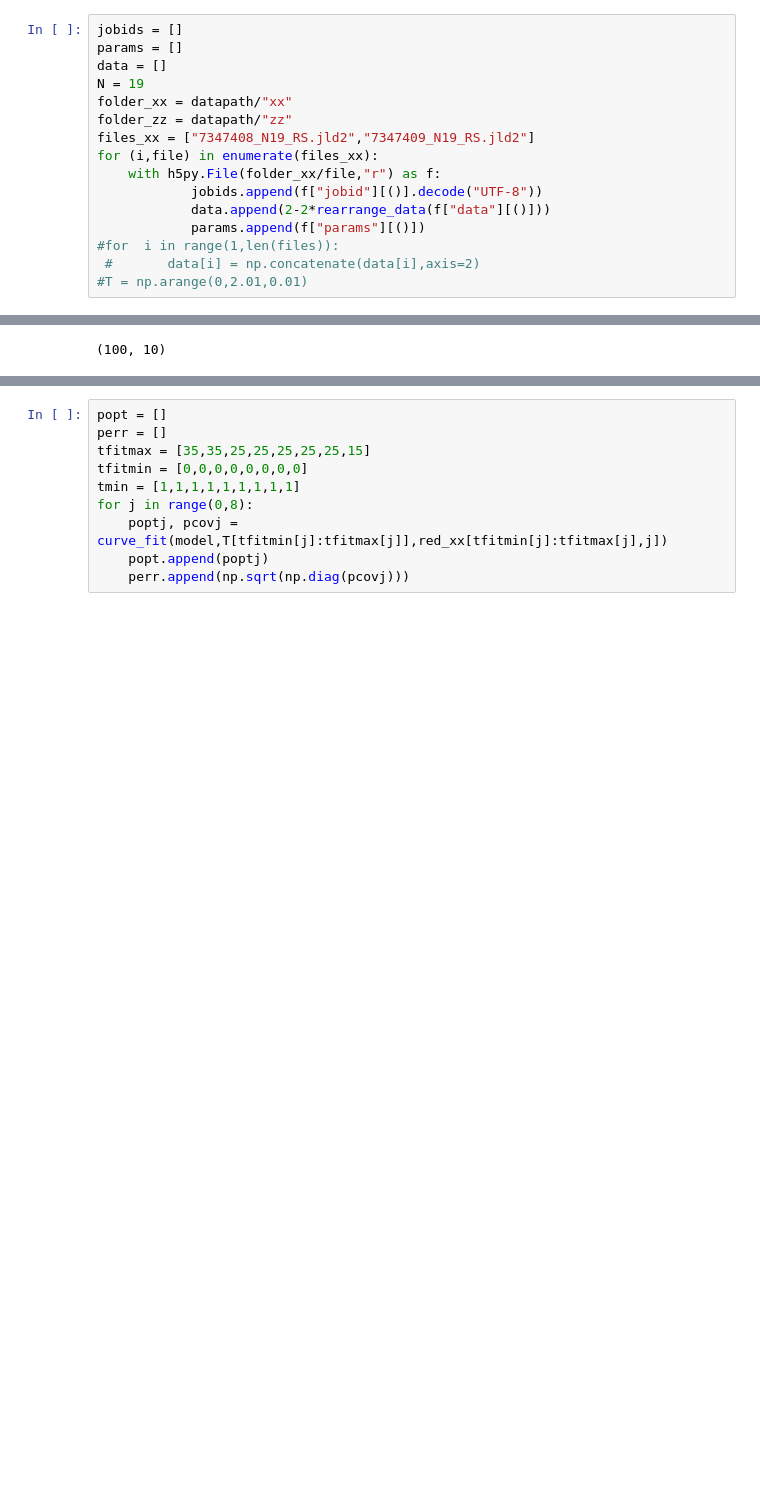
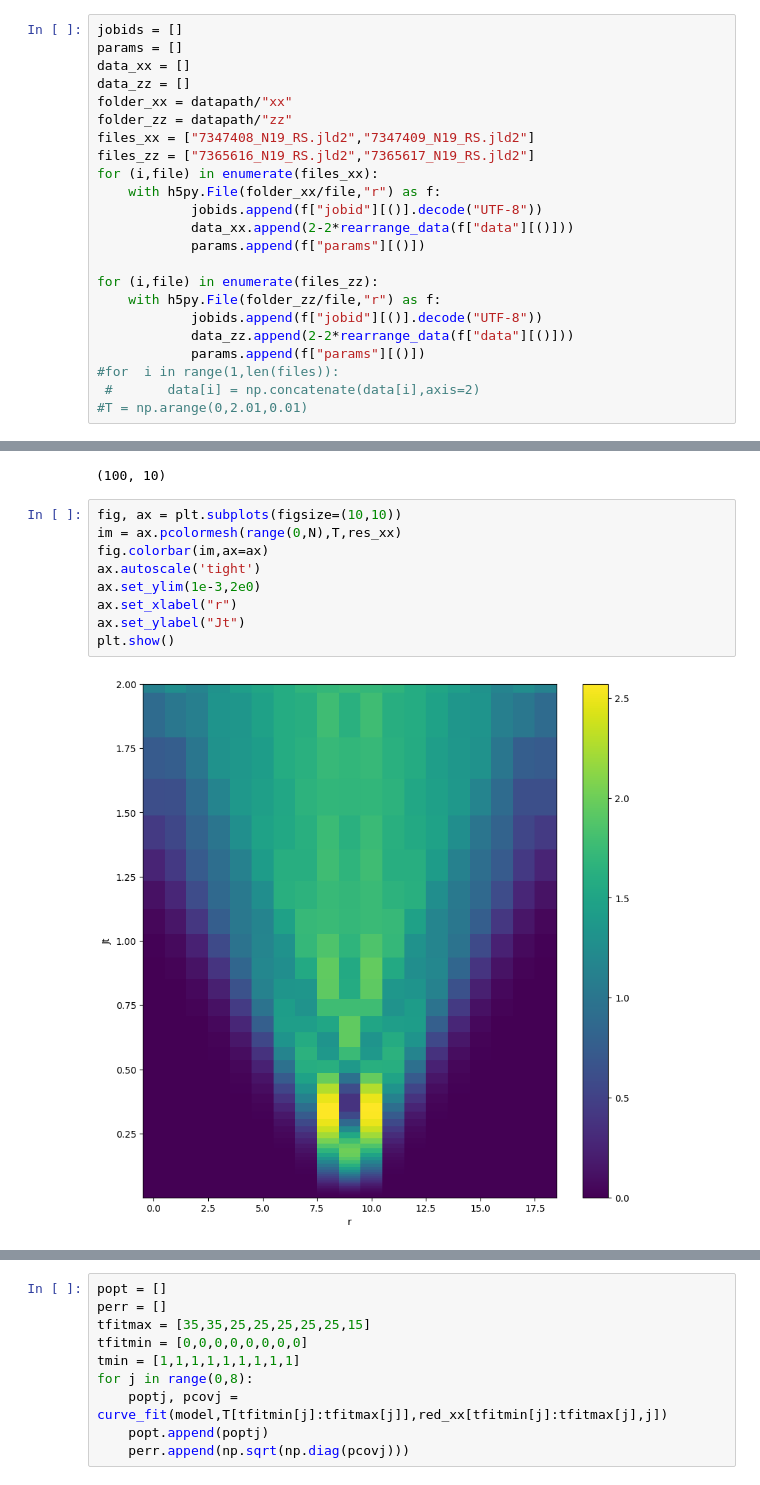
Before and after one commit to mkm2/WorkingFolder, a Jupyter notebook: final_runs/chapter_3/Krylov/ShortTimes.ipynb, the cells around one changed output, grey strips where cells are left out. Cells and saved outputs as stored; diff of their text form; blank space fills up the shorter version.

```diff
--- a/final_runs/chapter_3/Krylov/ShortTimes.ipynb
+++ b/final_runs/chapter_3/Krylov/ShortTimes.ipynb
@@ -70,15 +70,22 @@ def T_transgression(T,arr,threshold):
 # %%
 jobids = []
 params = []
-data = []
-N = 19
+data_xx = []
+data_zz = []
 folder_xx = datapath/"xx"
 folder_zz = datapath/"zz"
 files_xx = ["7347408_N19_RS.jld2","7347409_N19_RS.jld2"]
+files_zz = ["7365616_N19_RS.jld2","7365617_N19_RS.jld2"]
 for (i,file) in enumerate(files_xx):
     with h5py.File(folder_xx/file,"r") as f:
             jobids.append(f["jobid"][()].decode("UTF-8"))
-            data.append(2-2*rearrange_data(f["data"][()]))
+            data_xx.append(2-2*rearrange_data(f["data"][()]))
+            params.append(f["params"][()])
+
+for (i,file) in enumerate(files_zz):
+    with h5py.File(folder_zz/file,"r") as f:
+            jobids.append(f["jobid"][()].decode("UTF-8"))
+            data_zz.append(2-2*rearrange_data(f["data"][()]))
             params.append(f["params"][()])
 #for  i in range(1,len(files)):
  #       data[i] = np.concatenate(data[i],axis=2)
@@ -105,3 +185,14 @@ def model(x,a,b):
 red_xx.shape
 # %% [output]
 (100, 10)
+# %%
+fig, ax = plt.subplots(figsize=(10,10))
+im = ax.pcolormesh(range(0,N),T,res_xx)
+fig.colorbar(im,ax=ax)
+ax.autoscale('tight')
+ax.set_ylim(1e-3,2e0)
+ax.set_xlabel("r")
+ax.set_ylabel("Jt")
+plt.show()
+# %% [output]
+[figure, added]
```
Also changed, not shown: parts of 24 cells of this notebook, 17 other files.
